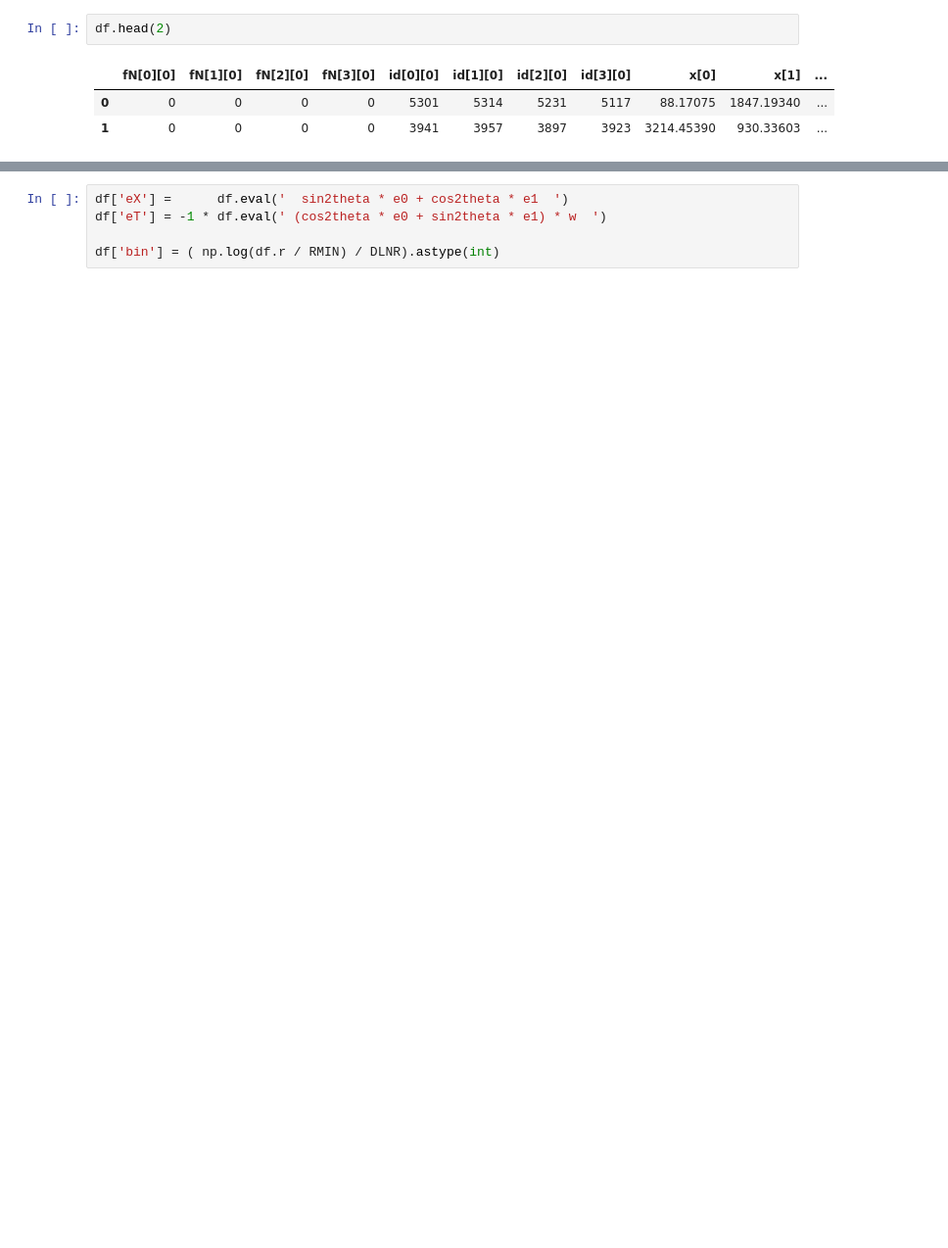
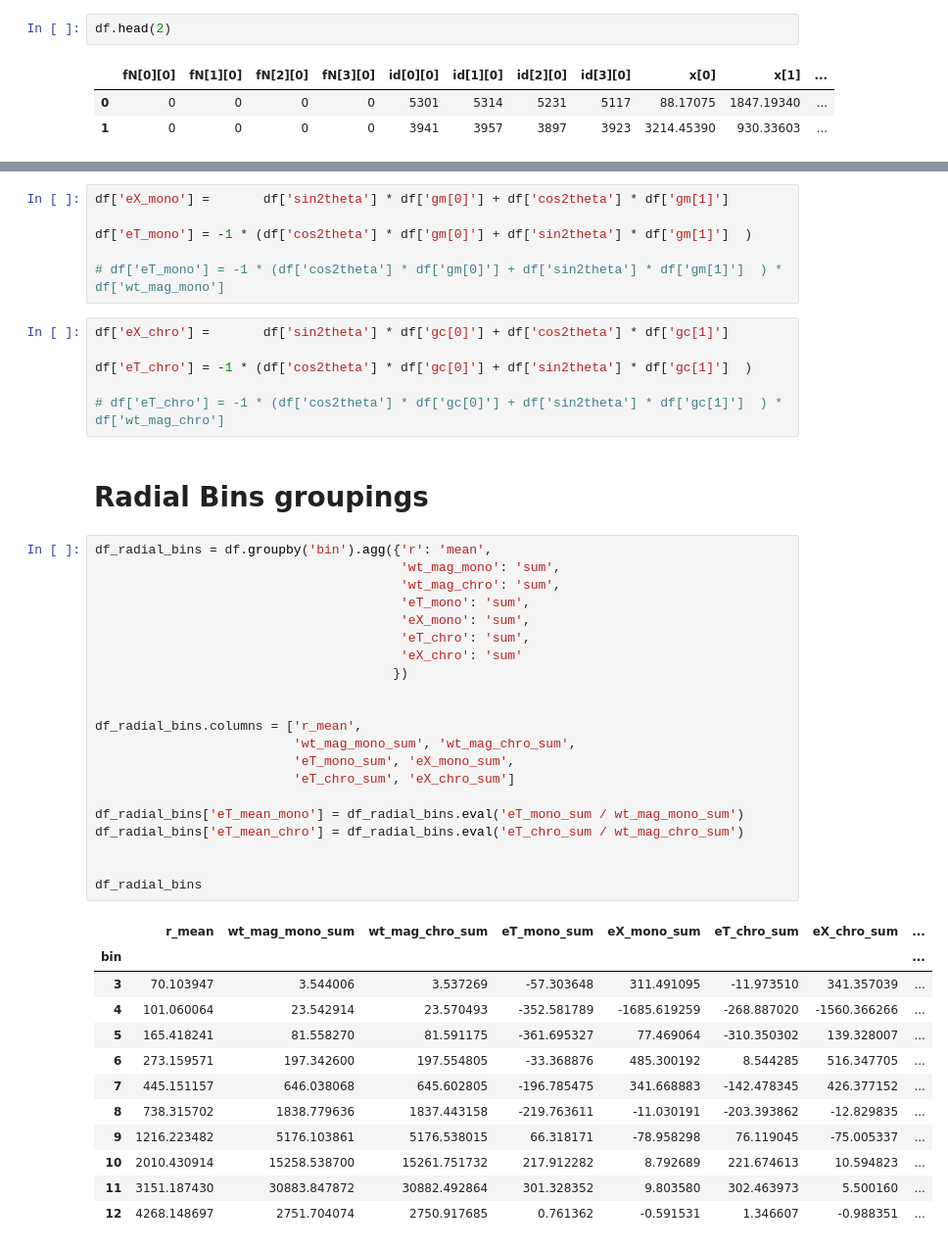
Before and after one commit to bpRsh/2019_shear_analysis_after_dmstack, a Jupyter notebook: Dec_2019/Dec_09/a02_g0_g1_to_gT_gX_cleancat15.ipynb, the cells around one changed output, grey strips where cells are left out. Shown at 98% size. Saved outputs shown, nothing was run; the diff lists cells and outputs as text; blank space fills up the shorter version.

```diff
--- a/Dec_2019/Dec_09/a02_g0_g1_to_gT_gX_cleancat15.ipynb
+++ b/Dec_2019/Dec_09/a02_g0_g1_to_gT_gX_cleancat15.ipynb
@@ -341,8 +348,51 @@ df.head(2)
 |  | fN[0][0] | fN[1][0] | fN[2][0] | fN[3][0] | id[0][0] | id[1][0] | id[2][0] | id[3][0] | x[0] | x[1] | ... |
 | 0 | 0 | 0 | 0 | 0 | 5301 | 5314 | 5231 | 5117 | 88.17075 | 1847.19340 | ... |
 | 1 | 0 | 0 | 0 | 0 | 3941 | 3957 | 3897 | 3923 | 3214.45390 | 930.33603 | ... |
-# %%
-df['eX'] =      df.eval('  sin2theta * e0 + cos2theta * e1  ')
-df['eT'] = -1 * df.eval(' (cos2theta * e0 + sin2theta * e1) * w  ')
-
-df['bin'] = ( np.log(df.r / RMIN) / DLNR).astype(int)
+# %%
+df['eX_mono'] =       df['sin2theta'] * df['gm[0]'] + df['cos2theta'] * df['gm[1]']
+
+df['eT_mono'] = -1 * (df['cos2theta'] * df['gm[0]'] + df['sin2theta'] * df['gm[1]']  )
+
+# df['eT_mono'] = -1 * (df['cos2theta'] * df['gm[0]'] + df['sin2theta'] * df['gm[1]']  ) * df['wt_mag_mono']
+# %%
+df['eX_chro'] =       df['sin2theta'] * df['gc[0]'] + df['cos2theta'] * df['gc[1]']
+
+df['eT_chro'] = -1 * (df['cos2theta'] * df['gc[0]'] + df['sin2theta'] * df['gc[1]']  )
+
+# df['eT_chro'] = -1 * (df['cos2theta'] * df['gc[0]'] + df['sin2theta'] * df['gc[1]']  ) * df['wt_mag_chro']
+# %% [markdown]
+# Radial Bins groupings
+# %%
+df_radial_bins = df.groupby('bin').agg({'r': 'mean',
+                                        'wt_mag_mono': 'sum',
+                                        'wt_mag_chro': 'sum',
+                                        'eT_mono': 'sum',
+                                        'eX_mono': 'sum',
+                                        'eT_chro': 'sum',
+                                        'eX_chro': 'sum'
+                                       })
+
+
+df_radial_bins.columns = ['r_mean',
+                          'wt_mag_mono_sum', 'wt_mag_chro_sum',
+                          'eT_mono_sum', 'eX_mono_sum',
+                          'eT_chro_sum', 'eX_chro_sum']
+
+df_radial_bins['eT_mean_mono'] = df_radial_bins.eval('eT_mono_sum / wt_mag_mono_sum')
+df_radial_bins['eT_mean_chro'] = df_radial_bins.eval('eT_chro_sum / wt_mag_chro_sum')
+
+
+df_radial_bins
+# %% [output]
+|  | r_mean | wt_mag_mono_sum | wt_mag_chro_sum | eT_mono_sum | eX_mono_sum | eT_chro_sum | eX_chro_sum | ... |
+| bin |  |  |  |  |  |  |  | ... |
+| 3 | 70.103947 | 3.544006 | 3.537269 | -57.303648 | 311.491095 | -11.973510 | 341.357039 | ... |
+| 4 | 101.060064 | 23.542914 | 23.570493 | -352.581789 | -1685.619259 | -268.887020 | -1560.366266 | ... |
+| 5 | 165.418241 | 81.558270 | 81.591175 | -361.695327 | 77.469064 | -310.350302 | 139.328007 | ... |
+| 6 | 273.159571 | 197.342600 | 197.554805 | -33.368876 | 485.300192 | 8.544285 | 516.347705 | ... |
+| 7 | 445.151157 | 646.038068 | 645.602805 | -196.785475 | 341.668883 | -142.478345 | 426.377152 | ... |
+| 8 | 738.315702 | 1838.779636 | 1837.443158 | -219.763611 | -11.030191 | -203.393862 | -12.829835 | ... |
+| 9 | 1216.223482 | 5176.103861 | 5176.538015 | 66.318171 | -78.958298 | 76.119045 | -75.005337 | ... |
+| 10 | 2010.430914 | 15258.538700 | 15261.751732 | 217.912282 | 8.792689 | 221.674613 | 10.594823 | ... |
+| 11 | 3151.187430 | 30883.847872 | 30882.492864 | 301.328352 | 9.803580 | 302.463973 | 5.500160 | ... |
+| 12 | 4268.148697 | 2751.704074 | 2750.917685 | 0.761362 | -0.591531 | 1.346607 | -0.988351 | ... |
```
Also changed, not shown: parts of 4 cells of this notebook.
